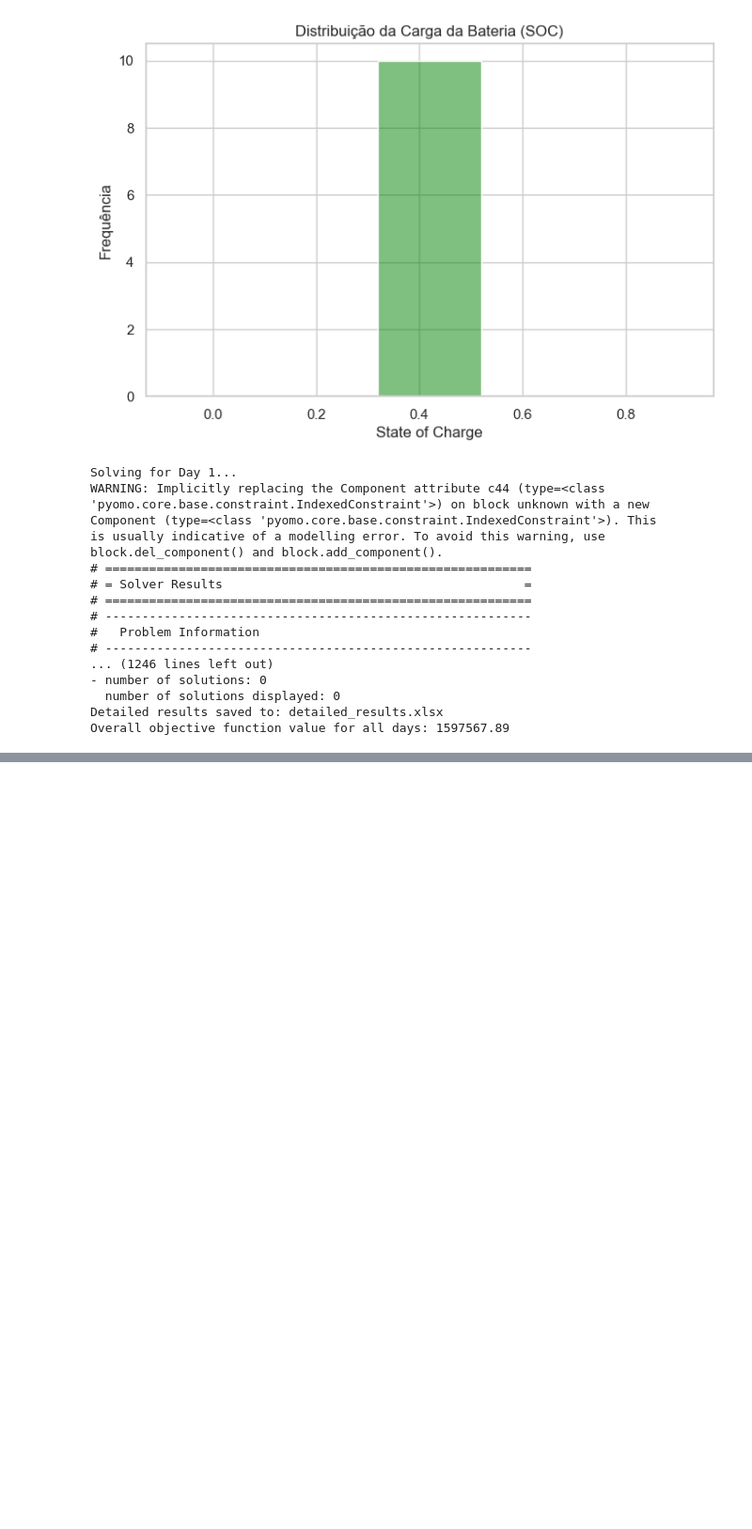
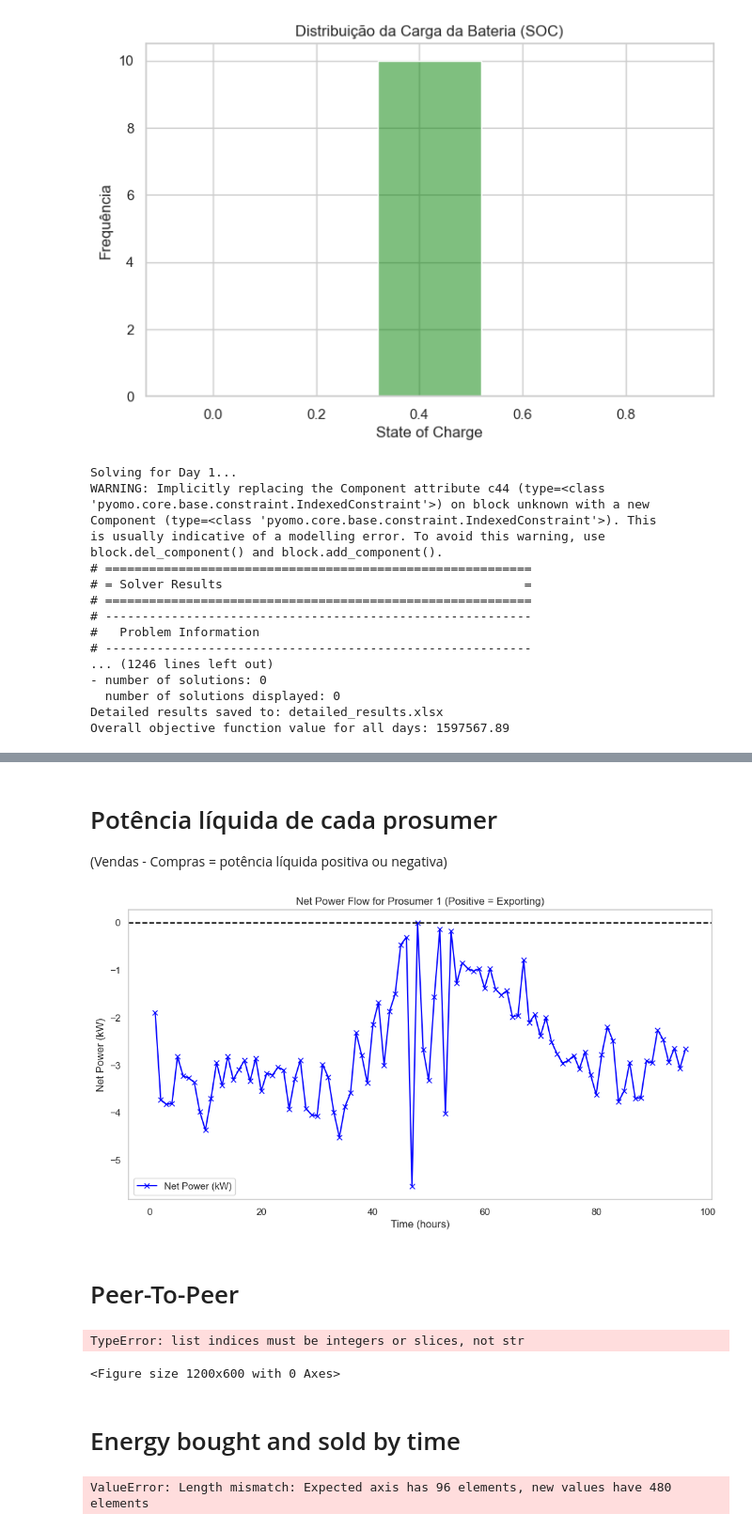
Before and after one commit to Phenriquerafael/EnergyComunitiesPlatform, a Jupyter notebook: satcomm-scen4.ipynb, the cells around one changed output, grey strips where cells are left out. Shown at 94% size. Saved outputs shown, nothing was run; the diff lists cells and outputs as text; code cells hidden in the pictures; blank space fills up the shorter version.

```diff
--- a/satcomm-scen4.ipynb
+++ b/satcomm-scen4.ipynb
@@ -545,0 +598,70 @@ Prosumer 5, Hour 96: 0.0
+# %% [markdown]
+# Potência líquida de cada prosumer
+(Vendas - Compras = potência líquida positiva ou negativa)
+# %%
+# Potência líquida = Vendas - Compras
+net_power_values = {key: df_sell.loc[key, 'P_sell'] - df_buy.loc[key, 'P_buy'] for key in df_sell.index}
+df_net_power = pd.DataFrame(net_power_values.values(), index=net_power_values.keys(), columns=["Net Power"])
+
+plt.figure(figsize=(12,6))
+plt.plot(df_net_power.xs(prosumer_id, level=0), label="Net Power (kW)", color="blue", marker="x")
+plt.axhline(0, color='black', linestyle='--')
+plt.xlabel("Time (hours)")
+plt.ylabel("Net Power (kW)")
+plt.title(f"Net Power Flow for Prosumer {prosumer_id} (Positive = Exporting)")
+plt.legend()
+plt.grid()
+plt.show()
+# %% [output]
+[figure, added]
+# %% [markdown]
+# Peer-To-Peer
+# %%
+plt.figure(figsize=(12,6))
+df_peer = pd.DataFrame(P_peer_values.values(), index=P_peer_values.keys(), columns=["P_peer"])
+
+plt.plot(df['Time_Step'], df['P_Peer_out'], label='P_Peer_out (Energia Enviada)', marker='*')
+plt.plot(df['Time_Step'], df['P_Peer_in'], label='P_Peer_in (Energia Recebida)', marker='x')
+plt.title(f'Trocas Peer-to-Peer - {prosumer_id}')
+plt.xlabel('Time Step')
+plt.ylabel('Energia (kWh)')
+plt.legend()
+plt.grid(True)
+plt.show()
+# %% [output]
+TypeError: list indices must be integers or slices, not str
+<Figure size 1200x600 with 0 Axes>
+# %% [markdown]
+# Energy bought and sold by time
+# %%
+# Exemplo de dados
+# Suponhamos que você tenha os intervalos de tempo representados por números inteiros, onde 0 = 00:00, 1 = 00:15, 2 = 00:30, etc.
+
+# Para isso, vamos criar uma função que converte o intervalo para horas:minutos
+def interval_to_time(interval):
+    hours = interval // 4  # Cada 4 intervalos representam 1 hora
+    minutes = (interval % 4) * 15  # Cada intervalo é de 15 minutos
+    return f"{hours:02d}:{minutes:02d}"
+
+# Vamos gerar o dataframe com os tempos formatados
+# Supondo que `df_buy` e `df_sell` são dataframes com índices de intervalo de tempo
+
+# Gerar uma lista de horas/minutos com base nos intervalos
+time_labels = [interval_to_time(i) for i in range(len(df_buy))]
+
+# Concatenar os dados de compra e venda
+df_buy_sell = pd.concat([df_buy.xs(prosumer_id, level=0), df_sell.xs(prosumer_id, level=0)], axis=1)
+
+# Ajustando o índice do DataFrame para os horários formatados
+df_buy_sell.index = time_labels
+
+# Plotando o gráfico
+df_buy_sell.plot(kind="bar", figsize=(15,6))
+plt.xlabel("Time (hours)")
+plt.ylabel("Energy (kW)")
+plt.title(f"Energy Bought and Sold by Prosumer {prosumer_id}")
+plt.legend(["Bought", "Sold"])
+plt.grid(axis='y')
+plt.show()
+# %% [output]
+ValueError: Length mismatch: Expected axis has 96 elements, new values have 480 elements
```
Also changed, not shown: parts of 12 cells of this notebook, 3 other files.
